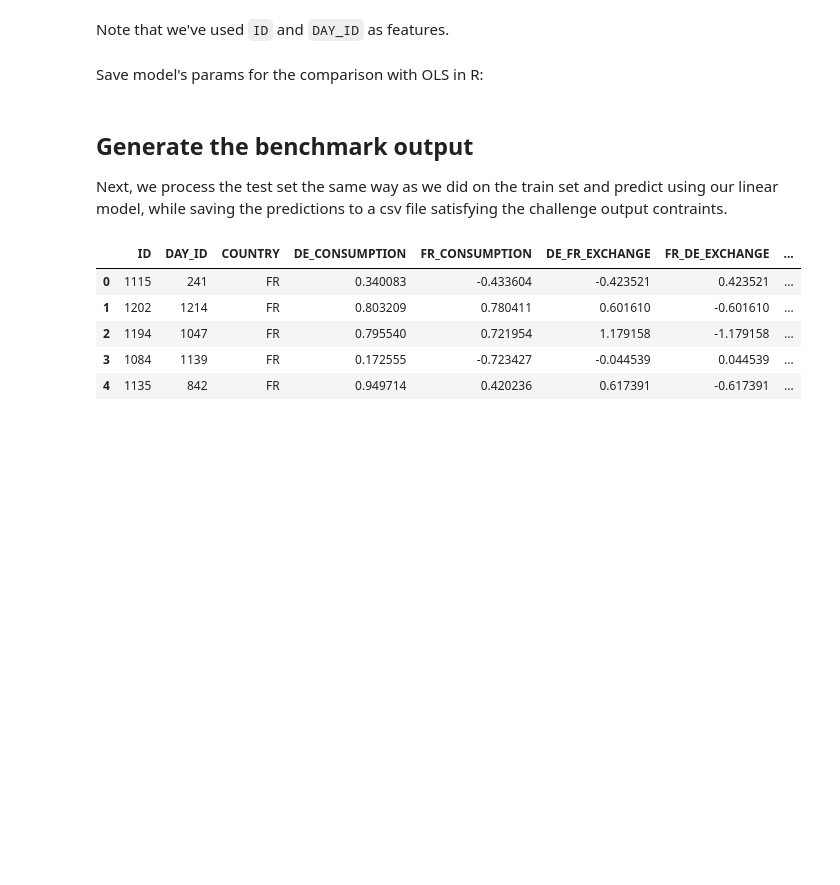
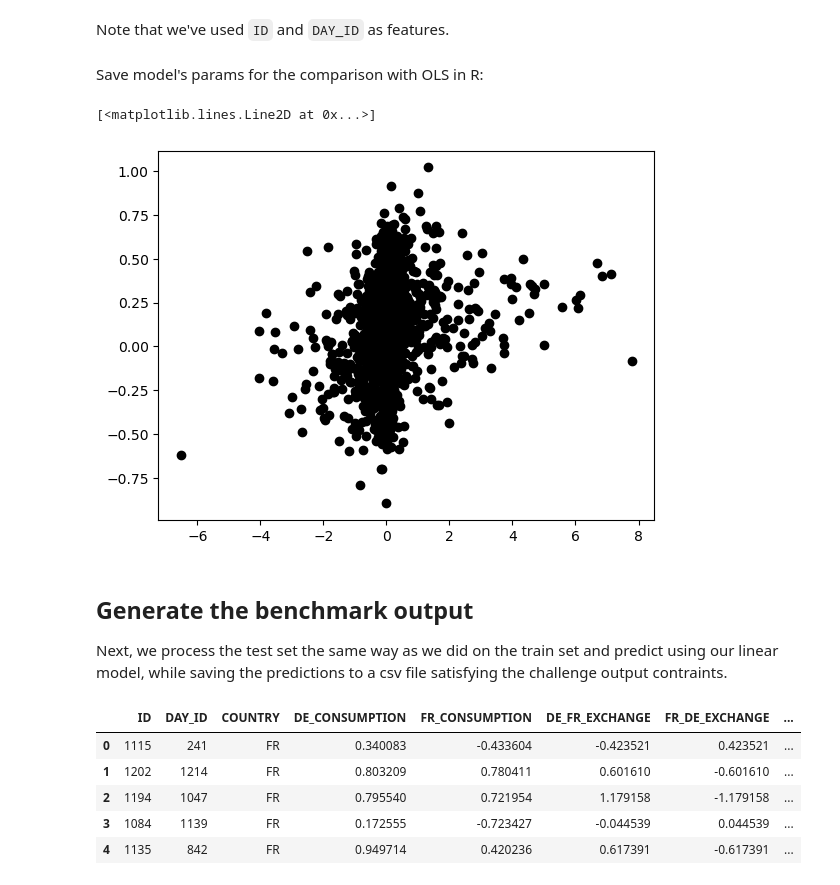
Before and after one commit to vcerchez/challenge-electricity-price, a Jupyter notebook: src/Benchmark_QRT_en.ipynb, the cells around one changed output. Drawn from its saved outputs; the diff is of its cells as text; code cells hidden in the pictures; blank space fills up the shorter version.

```diff
--- a/src/Benchmark_QRT_en.ipynb
+++ b/src/Benchmark_QRT_en.ipynb
@@ -82,6 +89,11 @@ pd.DataFrame(
     }
 ) \
 .to_csv(r"..\tmp\py_benchmark_model_coeffs.csv", index=False)
+# %%
+plt.plot(Y_train["TARGET"], output_train, " ok")
+# %% [output]
+[<matplotlib.lines.Line2D at 0x...>]
+[figure, added]
 # %% [markdown]
 ## Generate the benchmark output
 
```
Also changed, not shown: parts of 1 cell of this notebook.
